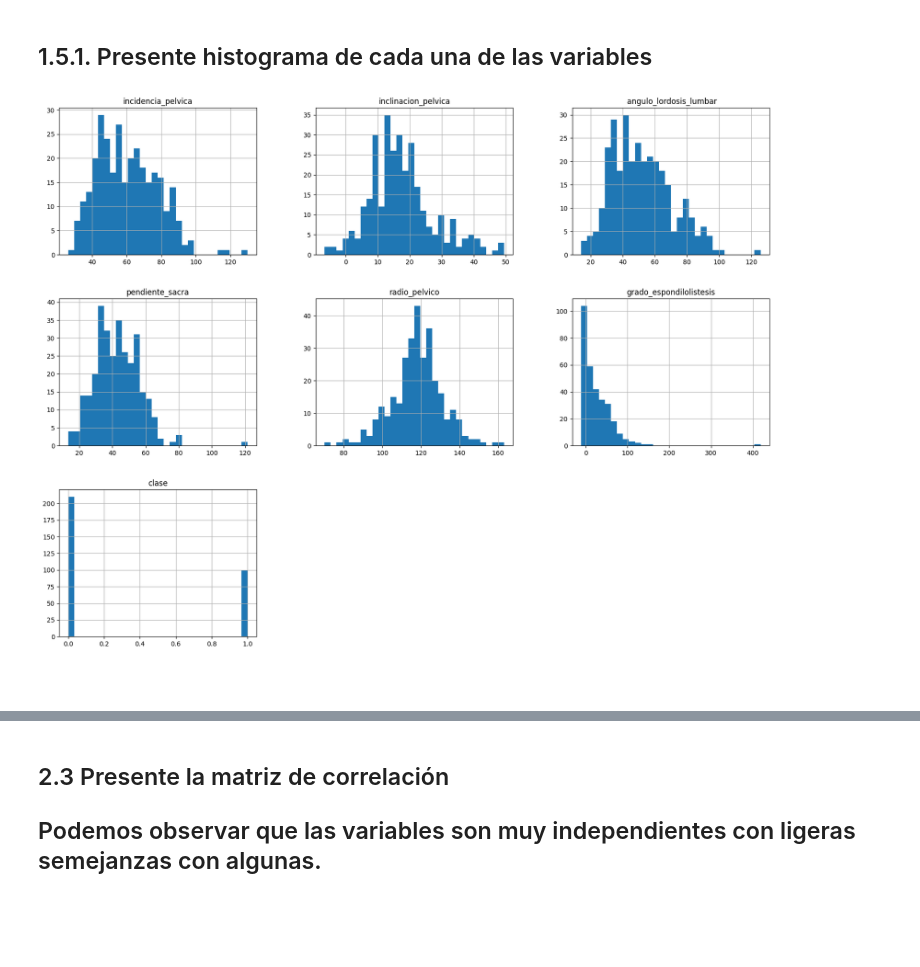
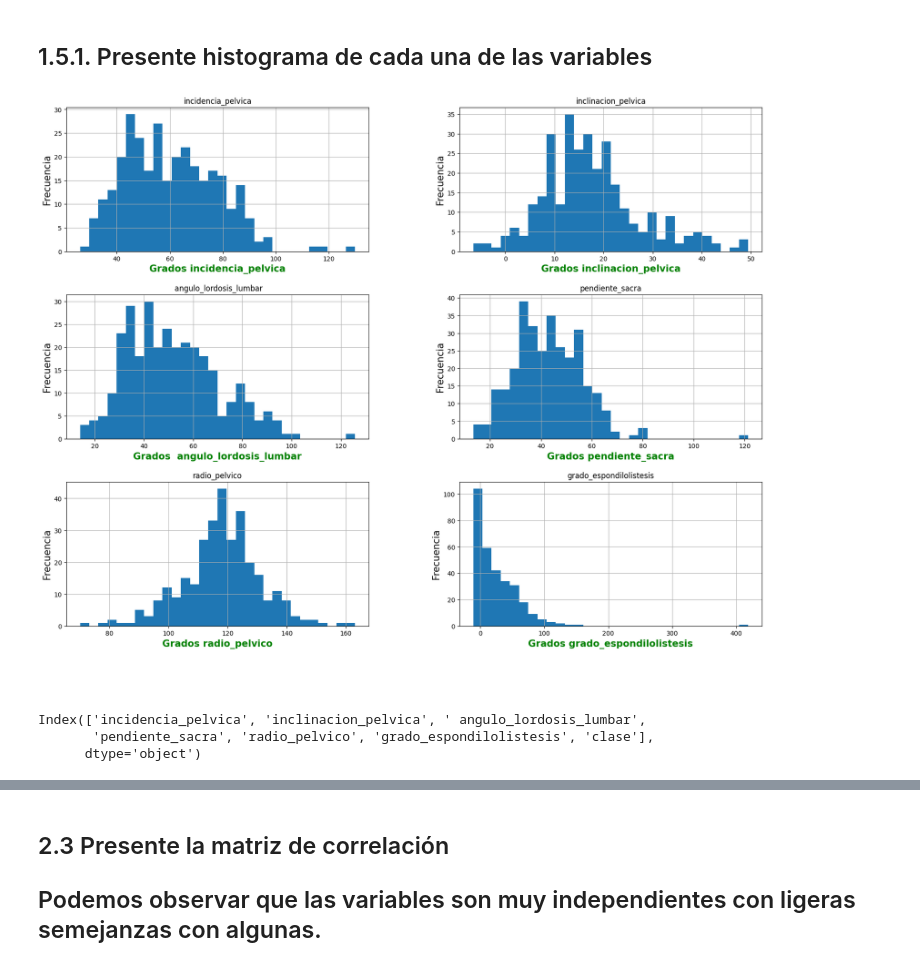
Before and after one commit to notGabo/ET_MachineLearning, a Jupyter notebook: et_ml.ipynb, the cells around one changed output, grey strips where cells are left out. Cells and saved outputs as stored; diff of their text form; code cells hidden in the pictures; blank space fills up the shorter version.

Commit message:
fix error clase

```diff
--- a/et_ml.ipynb
+++ b/et_ml.ipynb
@@ -115,17 +113,26 @@ df.describe()
 | max | 129.834041 | 49.431864 | 125.742385 | 121.429566 | 163.071041 | ... |
 # %% [markdown]
 ## 1.5.1. Presente histograma de cada una de las variables
-# %%
-from sklearn.preprocessing import LabelEncoder
-
-for columna in df.select_dtypes(include=['object']).columns:
-    le = LabelEncoder()
-    df[columna] = le.fit_transform(df[columna])
-
-df.hist(bins=30, figsize=(20,15))
-plt.show()
-# %% [output]
-[figure, removed]
+# %%
+histogramas = df.hist(bins=30, figsize=(20,15))
+
+for histo in histogramas.flatten():
+    histo.set_xlabel(f"Grados {histo.get_title()}")
+    histo.set_ylabel("Frecuencia")
+    histo.xaxis.label.set_color('green')
+    histo.xaxis.label.set_weight('bold')
+    histo.xaxis.label.set_size(15)
+    histo.yaxis.label.set_size(15)
+
+plt.show()
+# %% [output]
+[figure, added]
 # %% [markdown]
 #
+# %%
+print(df.columns)
+# %% [output]
+Index(['incidencia_pelvica', 'inclinacion_pelvica', ' angulo_lordosis_lumbar',
+       'pendiente_sacra', 'radio_pelvico', 'grado_espondilolistesis', 'clase'],
+      dtype='object')
 # %%
```
Also changed, not shown: parts of 4 cells of this notebook.
